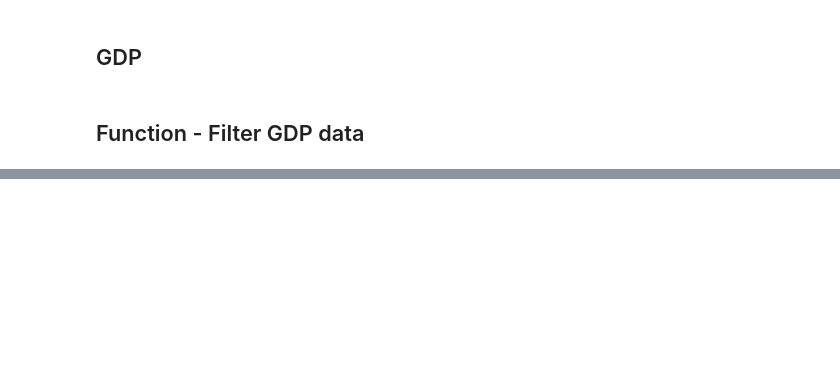
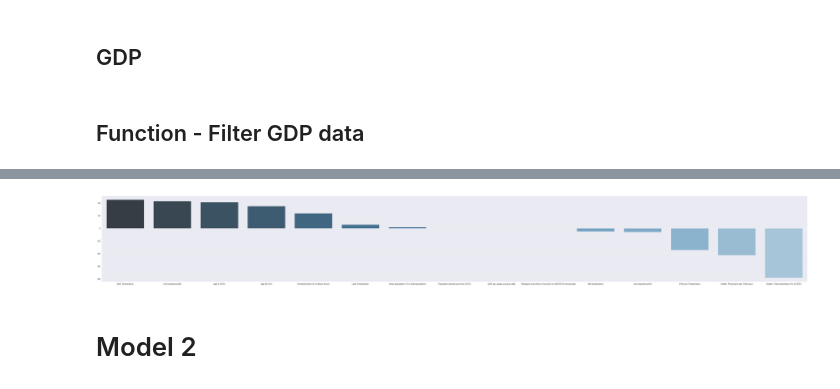
Before and after one commit to Yooru6/Corona-Virus, a Jupyter notebook: Corona_Data_Analysis.ipynb, the cells around one changed output, grey strips where cells are left out. Drawn from its saved outputs; the diff is of its cells as text; code cells hidden in the pictures; blank space fills up the shorter version.

```diff
--- a/Corona_Data_Analysis.ipynb
+++ b/Corona_Data_Analysis.ipynb
@@ -417,0 +914,4 @@ len(data_temperature_filtered)
+# %%
+coef = LinearReg(X_train,Y_train)
+coef = pd.DataFrame(coef.reshape(1,15))
+coef.columns=colnamesX
@@ -417,0 +926,20 @@ len(data_temperature_filtered)
+# %%
+import matplotlib.pyplot as plt
+import seaborn as sns
+
+rc={'font.size': 32, 'axes.labelsize': 32, 'legend.fontsize': 32.0,
+    'axes.titlesize': 32, 'xtick.labelsize': 20, 'ytick.labelsize': 20}
+sns.set(rc=rc)
+#coef.columns=colnames
+
+coef = coef
+coef=coef.sort_values(by=0, ascending=False, axis=1)
+plt.figure(figsize=(120, 15))
+
+
+ax = sns.barplot(data=coef,palette="Blues_d")
+plt.savefig("plots/Corona_confirmed.png")
+# %% [output]
+[figure, added]
+# %% [markdown]
+# Model 2
```
Also changed, not shown: parts of 93 cells of this notebook, 40 other files.
